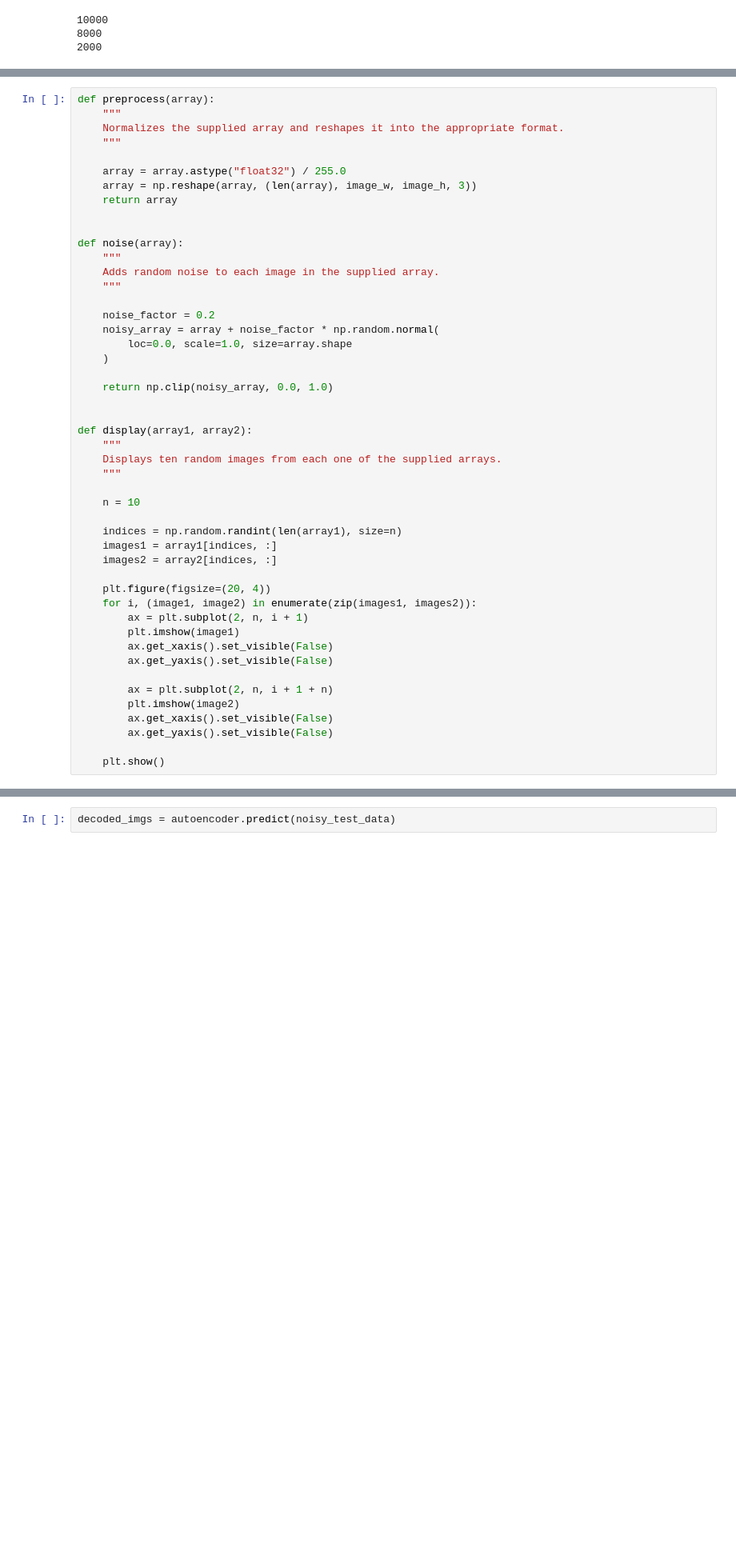
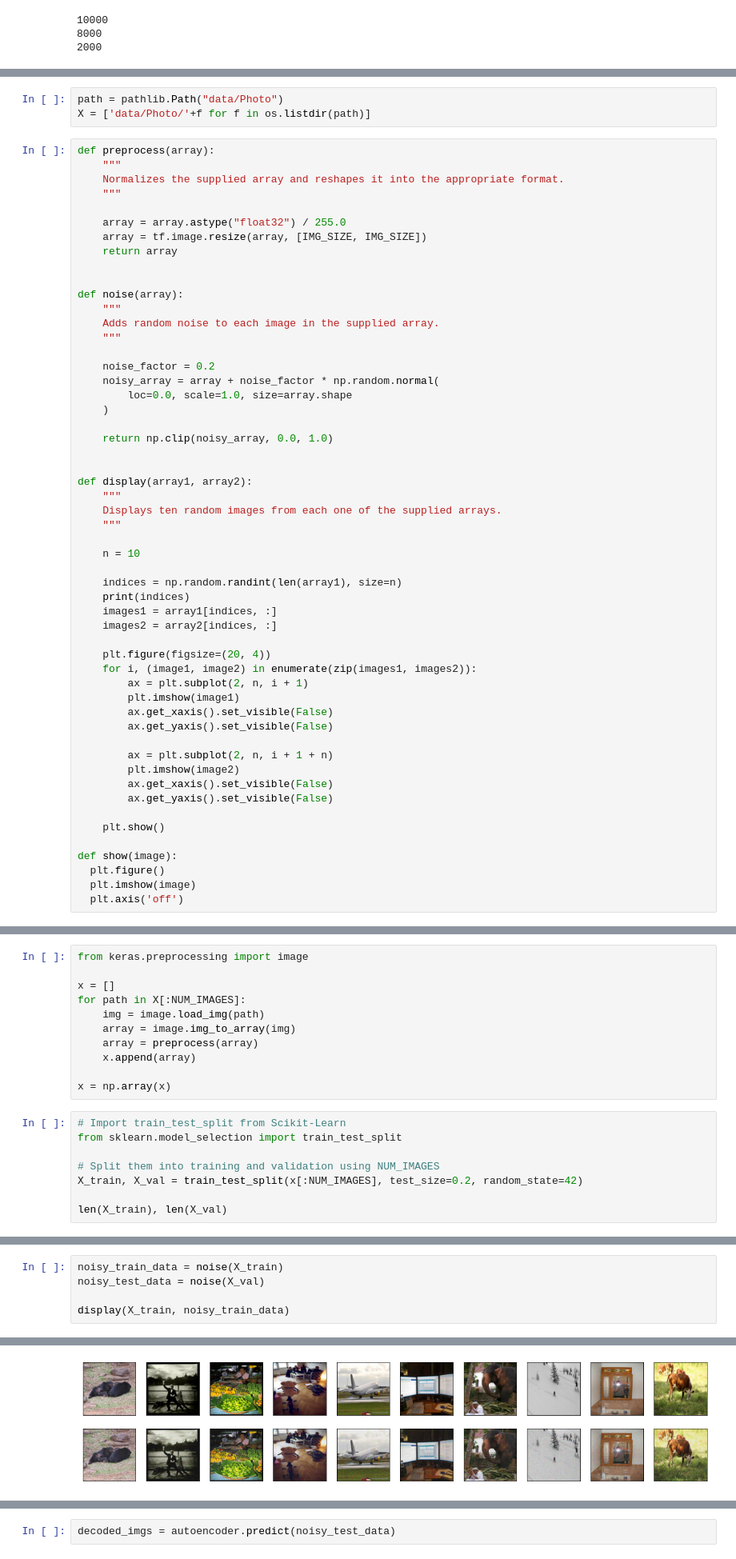
Before and after one commit to km229/leyenda_project, a Jupyter notebook: L2.ipynb, the cells around one changed output, grey strips where cells are left out. Shown at 80% size. Saved outputs shown, nothing was run; the diff lists cells and outputs as text; blank space fills up the shorter version.

Commit message:
L2 - Amélioration prépa data
Signed-off-by: Kévin MORICEAU <kevin.moriceau@viacesi.fr>

```diff
--- a/L2.ipynb
+++ b/L2.ipynb
@@ -68,3 +54,6 @@ val = val_ds.map(process_path, num_parallel_calls=AUTOTUNE)
+# %%
+path = pathlib.Path("data/Photo")
+X = ['data/Photo/'+f for f in os.listdir(path)]
 # %%
 def preprocess(array):
     """
@@ -72,7 +61,7 @@ def preprocess(array):
     """
 
     array = array.astype("float32") / 255.0
-    array = np.reshape(array, (len(array), image_w, image_h, 3))
+    array = tf.image.resize(array, [IMG_SIZE, IMG_SIZE])
     return array
 
 
@@ -97,6 +86,7 @@ def display(array1, array2):
     n = 10
 
     indices = np.random.randint(len(array1), size=n)
+    print(indices)
     images1 = array1[indices, :]
     images2 = array2[indices, :]
 
@@ -113,3 +103,8 @@ def display(array1, array2):
         ax.get_yaxis().set_visible(False)
 
     plt.show()
+
+def show(image):
+  plt.figure()
+  plt.imshow(image)
+  plt.axis('off')
@@ -145,0 +111,19 @@ SAV_MODEL_DENOISE = "denoiser.h5"     # sauvegarde du modele de debruitage
+# %%
+from keras.preprocessing import image
+
+x = []
+for path in X[:NUM_IMAGES]:
+    img = image.load_img(path)
+    array = image.img_to_array(img)
+    array = preprocess(array)
+    x.append(array)
+
+x = np.array(x)
+# %%
+# Import train_test_split from Scikit-Learn
+from sklearn.model_selection import train_test_split
+
+# Split them into training and validation using NUM_IMAGES
+X_train, X_val = train_test_split(x[:NUM_IMAGES], test_size=0.2, random_state=42)
+
+len(X_train), len(X_val)
@@ -145,0 +132,6 @@ SAV_MODEL_DENOISE = "denoiser.h5"     # sauvegarde du modele de debruitage
+# %%
+noisy_train_data = noise(X_train)
+noisy_test_data = noise(X_val)
+
+display(X_train, noisy_train_data)
+# %% [output]
@@ -146 +139,2 @@ SAV_MODEL_DENOISE = "denoiser.h5"     # sauvegarde du modele de debruitage
+[figure, added]
 # %%
```
Also changed, not shown: parts of 16 cells of this notebook.
